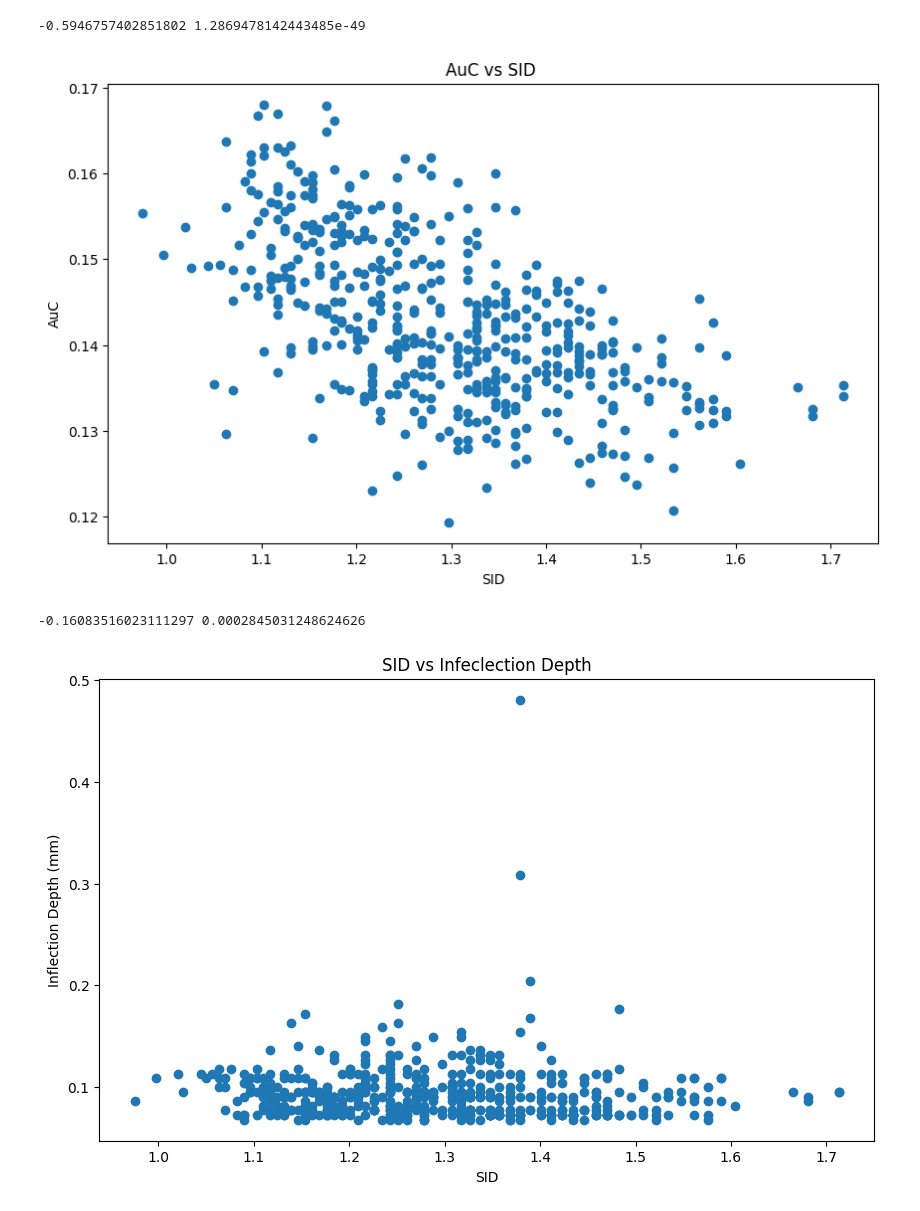
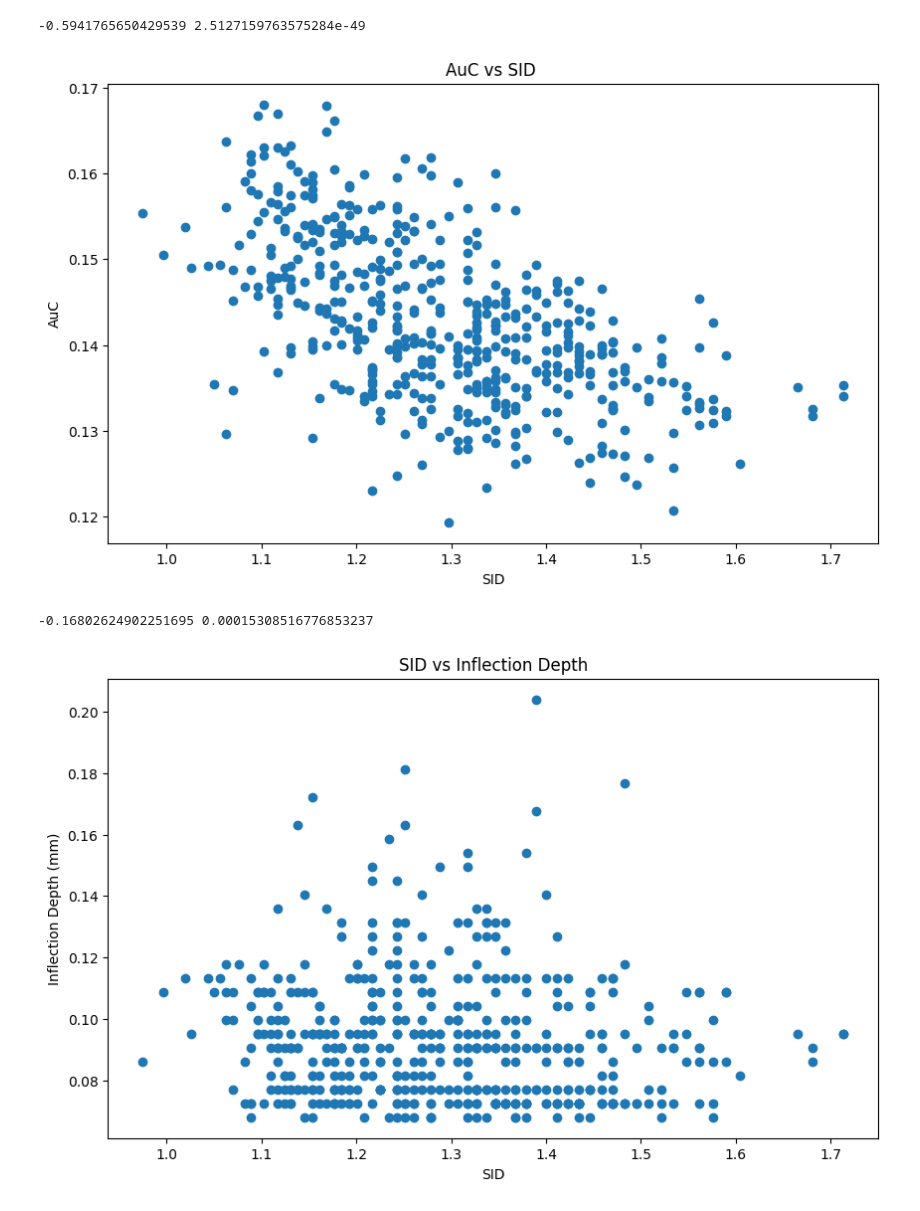
Before and after one commit to alejjara1/MeS_Vivosight, a Jupyter notebook: code/spearmans.ipynb, the cells around one changed output. Drawn from its saved outputs; the diff is of its cells as text; code cells hidden in the pictures.

Commit message:
limit inflection depth to less than 0.3

```diff
--- a/code/spearmans.ipynb
+++ b/code/spearmans.ipynb
@@ -38,9 +56,12 @@ for subject_id in subject_data.keys():
 
     #Gather initial visit
     for scan in subject_data[subject_id].visit.epidermal:
+        depth = scan.depth_data["Depth"][scan.min_location_index]
+        if depth > 0.3:
+            continue
         AuC.append(scan.AuC)
         sid.append(scan.sid)
-        inflection_depths.append(scan.depth_data["Depth"][scan.min_location_index])
+        inflection_depths.append(depth)
 # %%
 from scipy import stats
 # Create a scatter plot of AuC vs SID
@@ -58,21 +79,21 @@ plt.ylabel('AuC')
 res = stats.spearmanr(sid, AuC)
 print(res.statistic, res.pvalue)
 # %% [output]
--0.5946757402851802 1.2869478142443485e-49
+-0.5941765650429539 2.5127159763575284e-49
 [figure]
 # %%
 plt.figure(figsize=(10, 6))
 plt.scatter(sid, inflection_depths)
 # plt.scatter(a,b)
-plt.title('SID vs Infeclection Depth')
+plt.title('SID vs Inflection Depth')
 plt.xlabel('SID')
 plt.ylabel('Inflection Depth (mm)')
 
 res = stats.spearmanr(sid, inflection_depths)
 print(res.statistic, res.pvalue)
 # %% [output]
--0.16083516023111297 0.0002845031248624626
+-0.16802624902251695 0.00015308516776853237
-[figure, old version]
+[figure, new version]
 # %%
 plt.figure(figsize=(10, 6))
 plt.scatter(AuC, inflection_depths)
```
Also changed, not shown: parts of 2 cells of this notebook, 1 other file.
